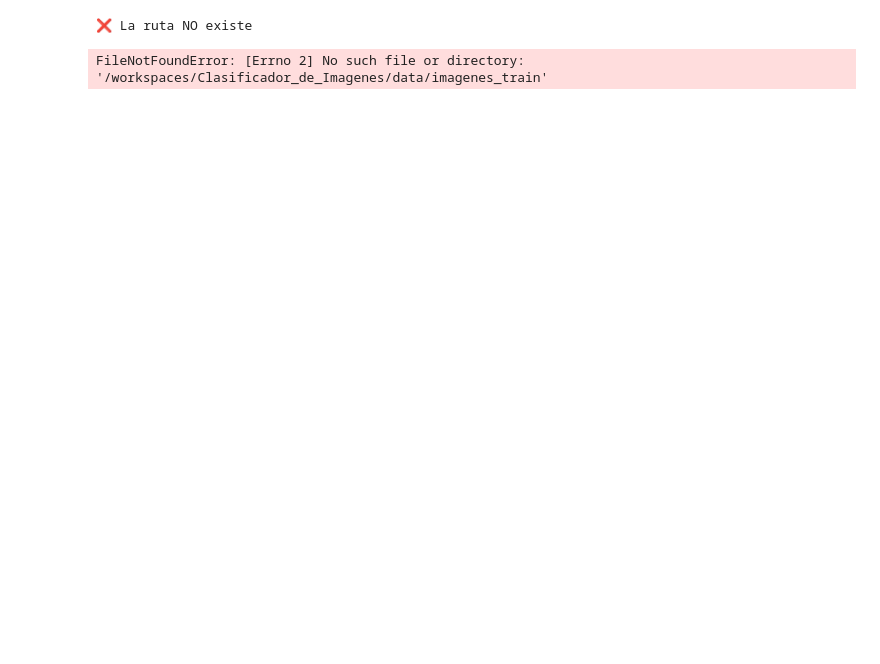
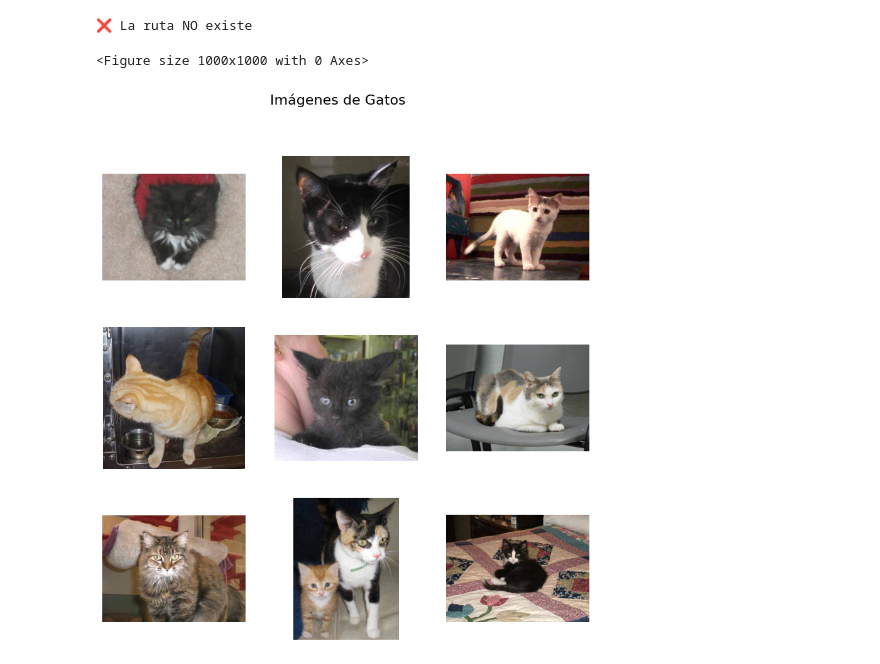
Before and after one commit to 4GeeksAcademy/clasificador_de_imagenes, a Jupyter notebook: src/explore.ipynb, the cells around one changed output. Cells and saved outputs as stored; diff of their text form; code cells hidden in the pictures; blank space fills up the shorter version.

```diff
--- a/src/explore.ipynb
+++ b/src/explore.ipynb
@@ -43,39 +33,40 @@ import matplotlib.pyplot as plt
 from PIL import Image
 
 # Rutas de las carpetas de entrenamiento y prueba
-train_dir = "/workspaces/Clasificador_de_Imagenes/data/imagenes_train"
-test_dir = "/workspaces/Clasificador_de_Imagenes/data/test1"
+train_dir = "/workspaces/clasificador_de_imagenes/data/imagenes_train"
+test_dir = "/workspaces/clasificador_de_imagenes/data/test1"
 
 # Función para cargar imágenes de una carpeta
 def load_images_from_folder(folder, label, max_images=9):
     images = []
     count = 0
     for filename in os.listdir(folder):
         if label in filename:  # Filtra por perros o gatos
             img_path = os.path.join(folder, filename)
             img = Image.open(img_path)
             images.append(img)
             count += 1
             if count >= max_images:
                 break
     return images
 
 # Cargar imágenes de perros y gatos
 dog_images = load_images_from_folder(train_dir, "dog")
 cat_images = load_images_from_folder(train_dir, "cat")
 
 # Función para mostrar 9 imágenes
 def plot_images(images, title):
     plt.figure(figsize=(10, 10))
     for i, img in enumerate(images):
         plt.subplot(3, 3, i + 1)
         plt.imshow(img)
         plt.axis("off")
     plt.suptitle(title, fontsize=16)
     plt.show()
 
 # Mostrar 9 imágenes de perros y gatos
 plot_images(dog_images, "Imágenes de Perros")
 plot_images(cat_images, "Imágenes de Gatos")
 # %% [output]
-FileNotFoundError: [Errno 2] No such file or directory: '/workspaces/Clasificador_de_Imagenes/data/imagenes_train'
+<Figure size 1000x1000 with 0 Axes>
+[figure, added]
```
Also changed, not shown: parts of 7 cells of this notebook.
